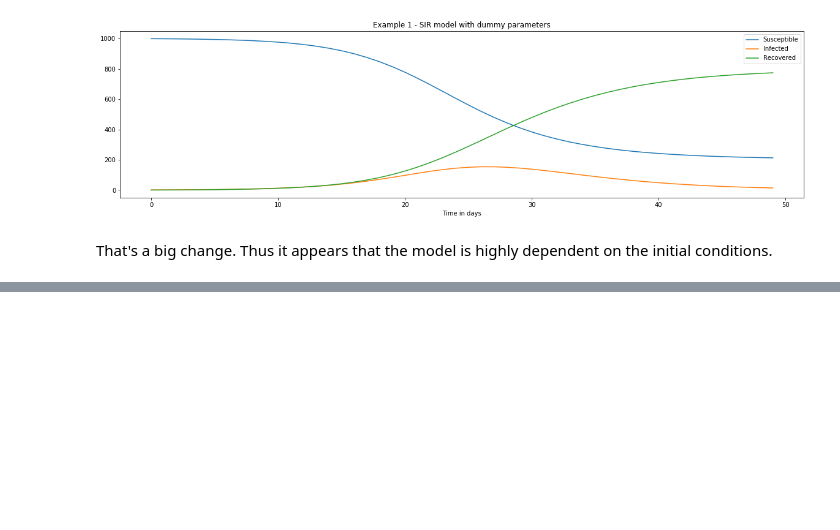
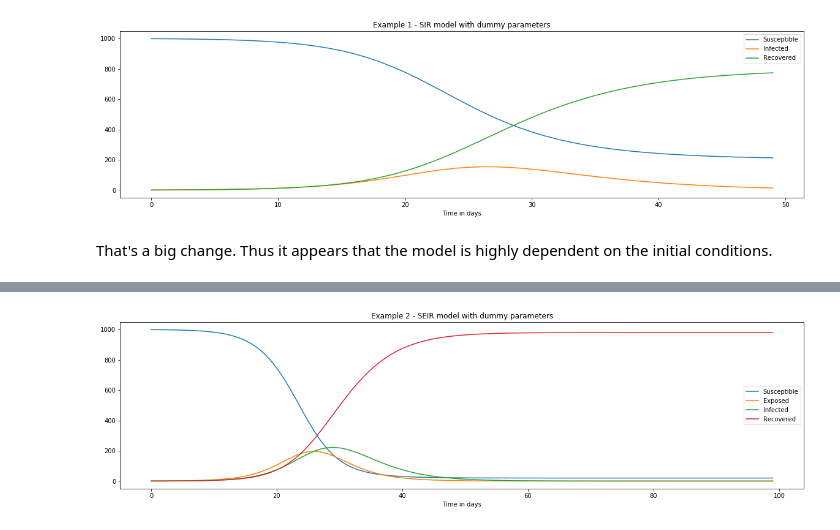
Before and after one commit to jdunavin/InfectiousDisease, a Jupyter notebook: Modeling infectious disease.ipynb, the cells around one changed output, grey strips where cells are left out. Drawn from its saved outputs; the diff is of its cells as text; code cells hidden in the pictures; blank space fills up the shorter version.

Commit message:
Update Modeling infectious disease.ipynb
Updated through second lesson - SEIR, SEIRD, R0 time dependent, death rate resource and age dependent

```diff
--- a/Modeling infectious disease.ipynb
+++ b/Modeling infectious disease.ipynb
@@ -102,0 +122,35 @@ That's a big change. Thus it appears that the model is highly dependent on the i
+# %%
+def derivSEIR(y, t, N, beta, gamma, delta):
+    S,E,I,R = y
+    dSdt = -beta * S * I / N
+    dEdt = beta * S * I / N - delta * E
+    dIdt = delta * E - gamma * I
+    dRdt = gamma * I
+    return dSdt, dEdt, dIdt, dRdt
+# %%
+N = 1000
+beta = 1.0 # each infected person infects an average of 1 other person each day they are infectious
+D = 4.0 # infections last 4 days
+gamma = 1.0 / D
+delta = 1.0 / 3.0 # incubation period of 3 days
+
+S0, E0, I0, R0 = 999, 1, 0, 0 # initial conditions - 1 exposed, all others susceptible
+# %%
+t = np.linspace(0, 100, 100) # Time points in days
+y0 = S0, E0, I0, R0 # vectorized initial conditions
+# %%
+#Integrate over T
+retSEIR = si.odeint(derivSEIR, y0, t, args=(N, beta, gamma, delta))
+S,E,I,R = retSEIR.T
+# %%
+fig = plt.figure(figsize=(20,5))
+plt.plot(S, label='Susceptible')
+plt.plot(E, label='Exposed')
+plt.plot(I, label='Infected')
+plt.plot(R, label='Recovered')
+plt.legend()
+plt.title("Example 2 - SEIR model with dummy parameters")
+plt.xlabel("Time in days")
+plt.show()
+# %% [output]
+[figure, added]
```
Also changed, not shown: parts of 29 cells of this notebook.
